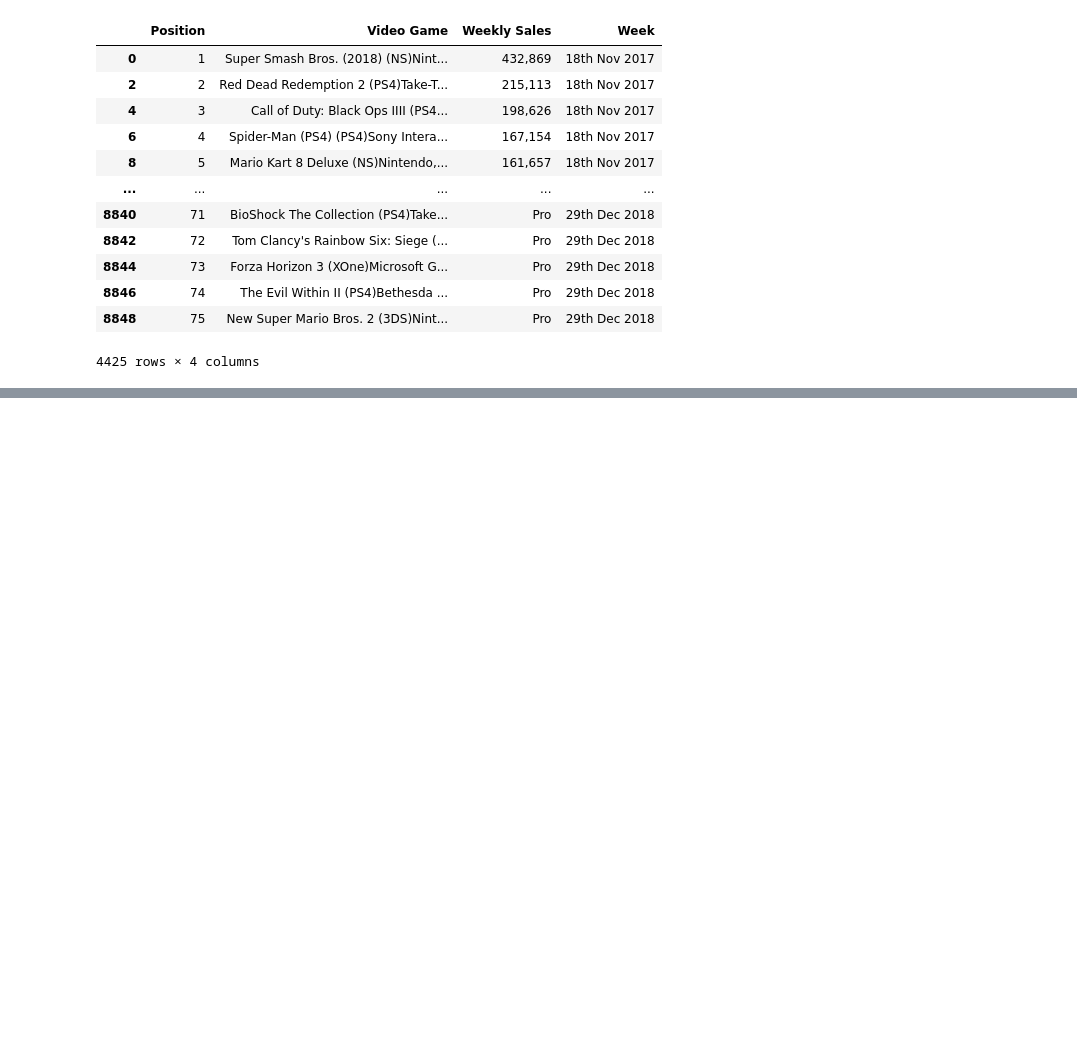
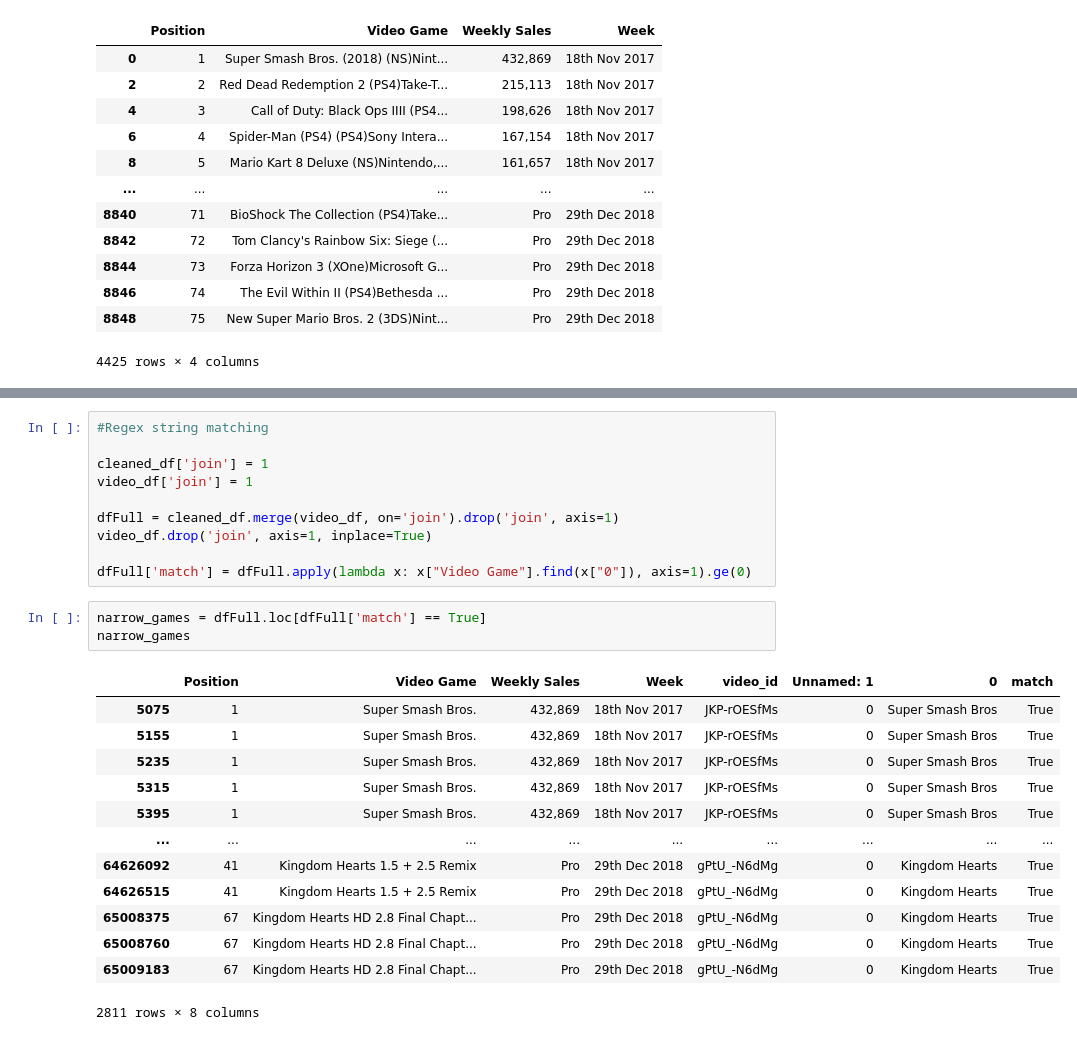
Before and after one commit to matkuhlm/CWRU_ETL_Project1, a Jupyter notebook: video_gamesBR.ipynb, the cells around one changed output, grey strips where cells are left out. Drawn from its saved outputs; the diff is of its cells as text; blank space fills up the shorter version.

Commit message:
matched

```diff
--- a/video_gamesBR.ipynb
+++ b/video_gamesBR.ipynb
@@ -192,3 +216,30 @@ video_df
+# %%
+#Regex string matching
+
+cleaned_df['join'] = 1
+video_df['join'] = 1
+
+dfFull = cleaned_df.merge(video_df, on='join').drop('join', axis=1)
+video_df.drop('join', axis=1, inplace=True)
+
+dfFull['match'] = dfFull.apply(lambda x: x["Video Game"].find(x["0"]), axis=1).ge(0)
+# %%
+narrow_games = dfFull.loc[dfFull['match'] == True]
+narrow_games
+# %% [output]
+|  | Position | Video Game | Weekly Sales | Week | video_id | Unnamed: 1 | 0 | match |
+| 5075 | 1 | Super Smash Bros. | 432,869 | 18th Nov 2017 | JKP-rOESfMs | 0 | Super Smash Bros | True |
+| 5155 | 1 | Super Smash Bros. | 432,869 | 18th Nov 2017 | JKP-rOESfMs | 0 | Super Smash Bros | True |
+| 5235 | 1 | Super Smash Bros. | 432,869 | 18th Nov 2017 | JKP-rOESfMs | 0 | Super Smash Bros | True |
+| 5315 | 1 | Super Smash Bros. | 432,869 | 18th Nov 2017 | JKP-rOESfMs | 0 | Super Smash Bros | True |
+| 5395 | 1 | Super Smash Bros. | 432,869 | 18th Nov 2017 | JKP-rOESfMs | 0 | Super Smash Bros | True |
+| ... | ... | ... | ... | ... | ... | ... | ... | ... |
+| 64626092 | 41 | Kingdom Hearts 1.5 + 2.5 Remix | Pro | 29th Dec 2018 | gPtU_-N6dMg | 0 | Kingdom Hearts | True |
+| 64626515 | 41 | Kingdom Hearts 1.5 + 2.5 Remix | Pro | 29th Dec 2018 | gPtU_-N6dMg | 0 | Kingdom Hearts | True |
+| 65008375 | 67 | Kingdom Hearts HD 2.8 Final Chapt... | Pro | 29th Dec 2018 | gPtU_-N6dMg | 0 | Kingdom Hearts | True |
+| 65008760 | 67 | Kingdom Hearts HD 2.8 Final Chapt... | Pro | 29th Dec 2018 | gPtU_-N6dMg | 0 | Kingdom Hearts | True |
+| 65009183 | 67 | Kingdom Hearts HD 2.8 Final Chapt... | Pro | 29th Dec 2018 | gPtU_-N6dMg | 0 | Kingdom Hearts | True |
+2811 rows × 8 columns
 # %%
 rds_connection_string = "postgres:norocel7@database-1.cgiopwhezyby.us-east-2.rds.amazonaws.com/video_games_db"
 engine = create_engine(f'postgresql://{rds_connection_string}')
```
Also changed, not shown: parts of 4 cells of this notebook, 4 other files.
